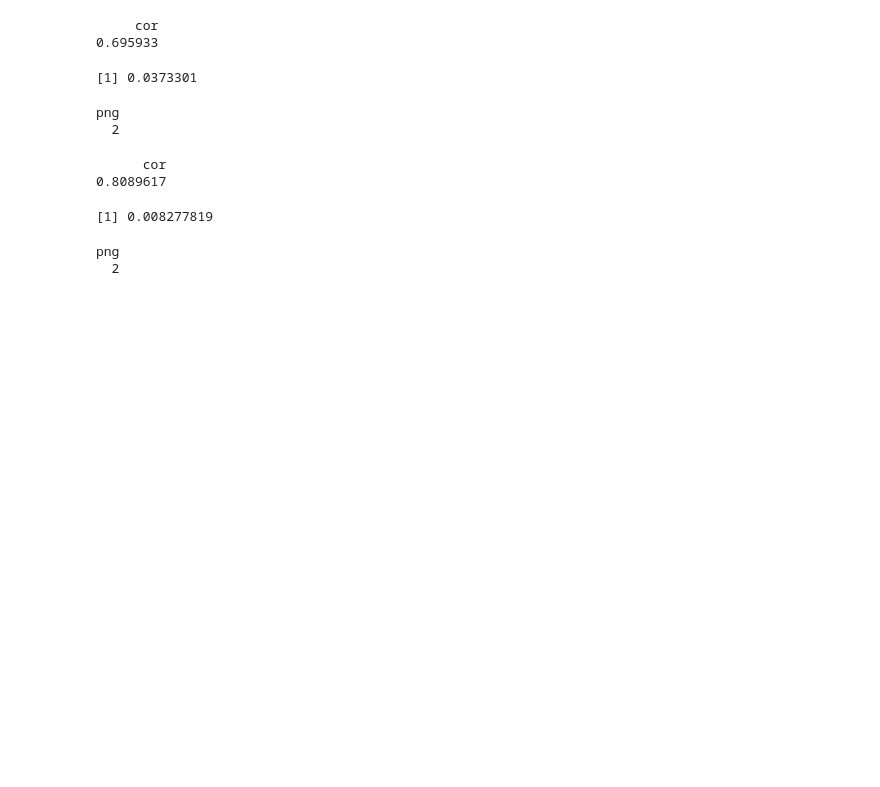
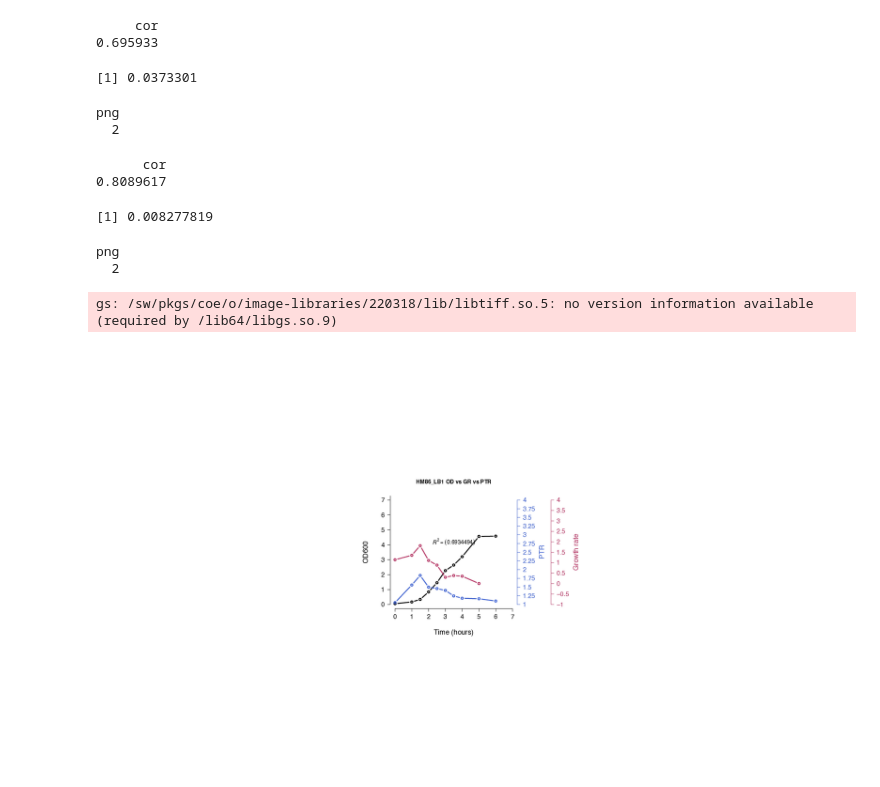
Before and after one commit to alipirani88/Growth-rate-estimate_SMAKE, a Jupyter notebook: 2023-06-21_Ecoli_UTI_PTR.ipynb, the cells around one changed output. Cells and saved outputs as stored; diff of their text form; code cells hidden in the pictures; blank space fills up the shorter version.

Commit message:
Calculated GR from OD measurements and replotted the growth curves

```diff
--- a/2023-06-21_Ecoli_UTI_PTR.ipynb
+++ b/2023-06-21_Ecoli_UTI_PTR.ipynb
@@ -2759,3 +2759,10 @@ dev.off()
 [1] 0.008277819
 png
   2
+# %%
+from wand.image import Image as WImage
+img = WImage(filename='/nfs/turbo/umms-esnitkin/Project_UTI_PTR/Analysis/2023-06-23_Growth_Rate_Analysis/Growth-rate-estimate_SMAKE/plots//2023-09-22_HM86_LB1_OD.pdf')
+img
+# %% [output]
+gs: /sw/pkgs/coe/o/image-libraries/220318/lib/libtiff.so.5: no version information available (required by /lib64/libgs.so.9)
+[figure, added]
```
Also changed, not shown: parts of 17 cells of this notebook.
